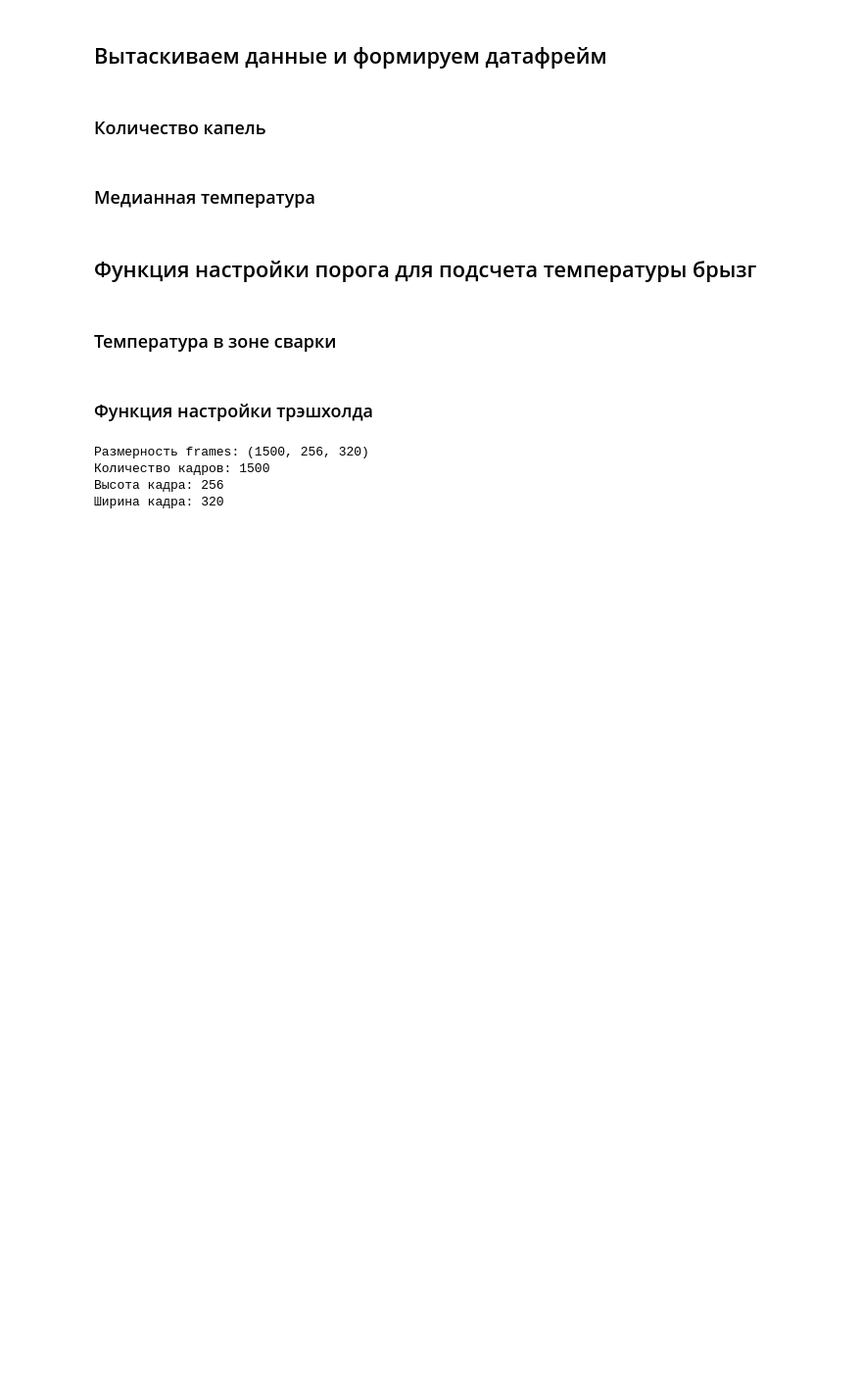
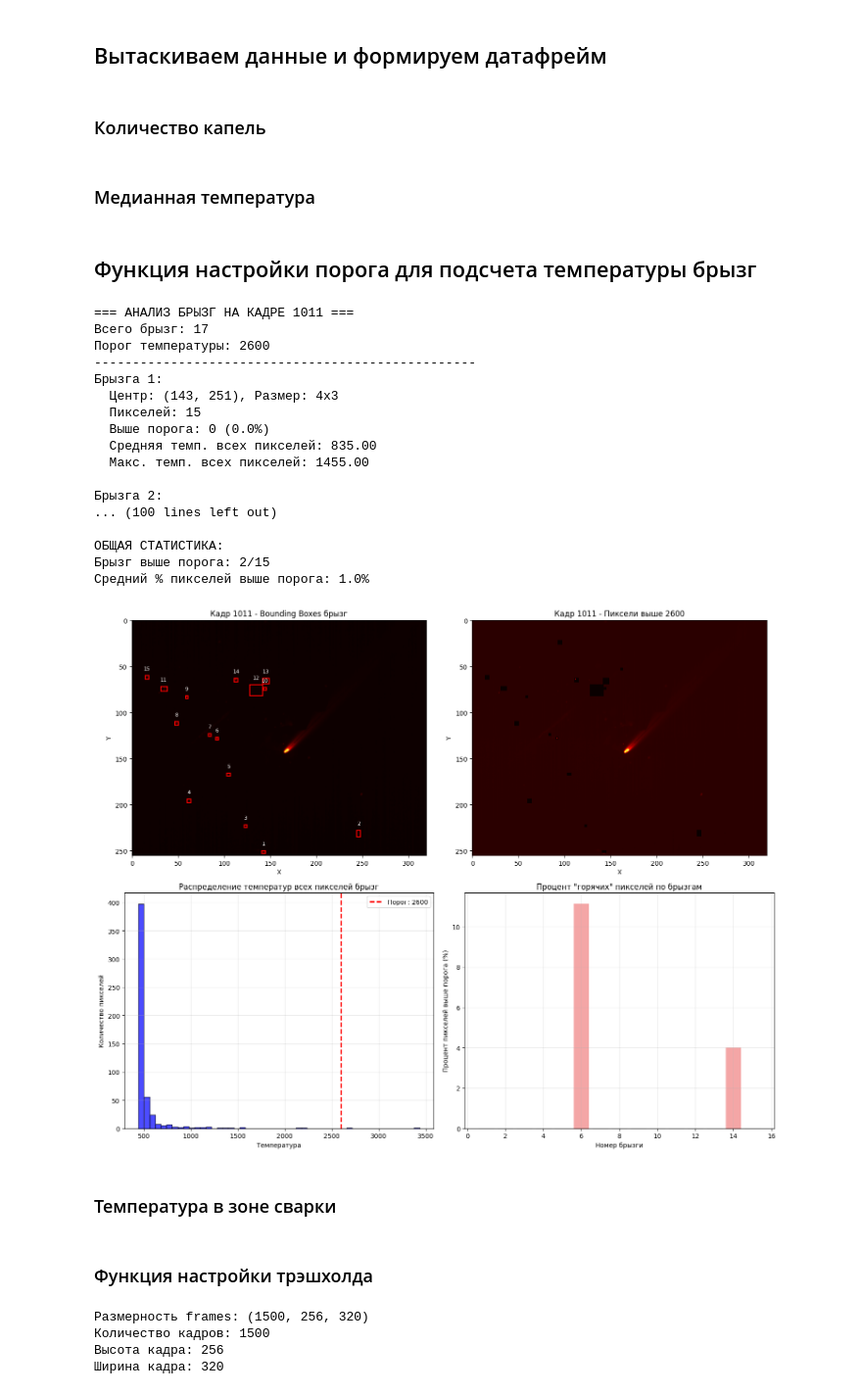
Before and after one commit to gvo104/Termogramm_My, a Jupyter notebook: bezumie.ipynb, the cells around one changed output. Shown: that part at 98% size. Cells and saved outputs as stored; diff of their text form; code cells hidden in the pictures; blank space fills up the shorter version.

```diff
--- a/bezumie.ipynb
+++ b/bezumie.ipynb
@@ -2535,41 +2534,60 @@ def visualize_spatters_threshold(frame_idx, cleaned_spatters, frames, threshold_
         axes[1, 0].set_xlabel('Температура')
         axes[1, 0].set_ylabel('Количество пикселей')
         axes[1, 0].set_title('Распределение температур всех пикселей брызг')
         axes[1, 0].legend()
         axes[1, 0].grid(True, alpha=0.3)
 
     # 4. Процент пикселей выше порога по брызгам
     if all_spatter_stats:
         spatter_ids = [s['spatter_id'] for s in all_spatter_stats]
         percentages_above = [s['percentage_above'] for s in all_spatter_stats]
 
         bars = axes[1, 1].bar(spatter_ids, percentages_above, color='lightcoral', alpha=0.7)
 
         # Подкрашиваем брызги с высоким процентом
         for i, (bar, percentage) in enumerate(zip(bars, percentages_above)):
             if percentage > 50:
                 bar.set_color('red')
             elif percentage == 0:
                 bar.set_color('gray')
 
         axes[1, 1].set_xlabel('Номер брызги')
         axes[1, 1].set_ylabel('Процент пикселей выше порога (%)')
         axes[1, 1].set_title('Процент "горячих" пикселей по брызгам')
         axes[1, 1].grid(True, alpha=0.3)
 
     plt.tight_layout()
     plt.show()
 
     return all_spatter_stats
 
-# # 1. Визуализация для настройки порога
-# spatter_stats = visualize_spatters_threshold(
-#     frame_idx=749,
-#     cleaned_spatters=cleaned_spatters,
-#     frames=frames,
-#     threshold_temp=420,  # МЕНЯЙТЕ ЭТО ЗНАЧЕНИЕ ДЛЯ НАСТРОЙКИ
-#     max_spatters_to_show=15
-# )
+# 1. Визуализация для настройки порога
+spatter_stats = visualize_spatters_threshold(
+    frame_idx=1011,
+    cleaned_spatters=cleaned_spatters,
+    frames=frames,
+    threshold_temp=2600,  # МЕНЯЙТЕ ЭТО ЗНАЧЕНИЕ ДЛЯ НАСТРОЙКИ
+    max_spatters_to_show=15
+)
+# %% [output]
+=== АНАЛИЗ БРЫЗГ НА КАДРЕ 1011 ===
+Всего брызг: 17
+Порог температуры: 2600
+--------------------------------------------------
+Брызга 1:
+  Центр: (143, 251), Размер: 4x3
+  Пикселей: 15
+  Выше порога: 0 (0.0%)
+  Средняя темп. всех пикселей: 835.00
+  Макс. темп. всех пикселей: 1455.00
+
+Брызга 2:
+... (100 lines left out)
+
+ОБЩАЯ СТАТИСТИКА:
+Брызг выше порога: 2/15
+Средний % пикселей выше порога: 1.0%
+[figure, added]
 # %%
 # # Использование:
 # df_n_spatters = create_spatters_count_dataframe(cleaned_spatters)
```
Also changed, not shown: parts of 10 cells of this notebook, 4 other files.
